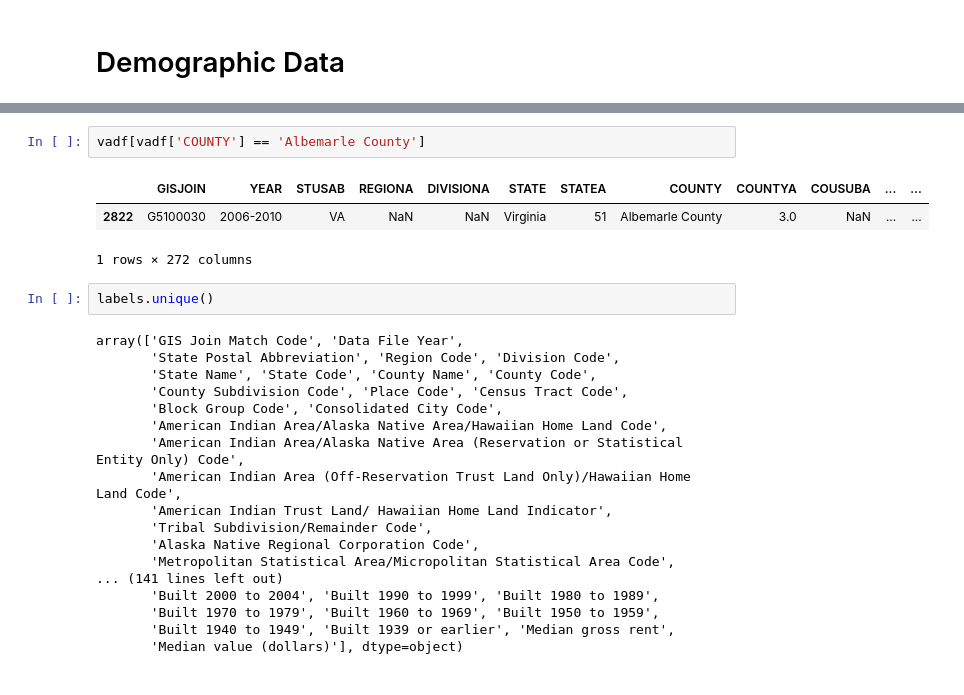
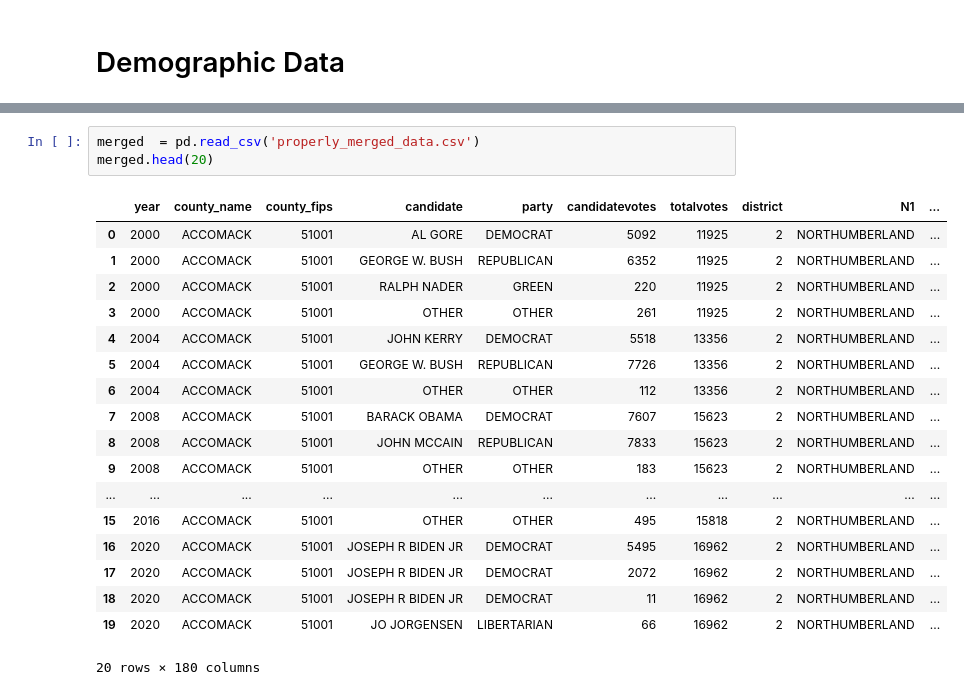
Before and after one commit to farhaniwnl/project_voting_crg3ts, a Jupyter notebook: drafting.ipynb, the cells around one changed output, grey strips where cells are left out. Drawn from its saved outputs; the diff is of its cells as text.

```diff
--- a/drafting.ipynb
+++ b/drafting.ipynb
@@ -69,26 +79,22 @@ demo.head()
-# %%
-vadf[vadf['COUNTY'] == 'Albemarle County']
-# %% [output]
-|  | GISJOIN | YEAR | STUSAB | REGIONA | DIVISIONA | STATE | STATEA | COUNTY | COUNTYA | COUSUBA | ... | ... |
-| 2822 | G5100030 | 2006-2010 | VA | NaN | NaN | Virginia | 51 | Albemarle County | 3.0 | NaN | ... | ... |
-1 rows × 272 columns
-# %%
-labels.unique()
-# %% [output]
-array(['GIS Join Match Code', 'Data File Year',
-       'State Postal Abbreviation', 'Region Code', 'Division Code',
-       'State Name', 'State Code', 'County Name', 'County Code',
-       'County Subdivision Code', 'Place Code', 'Census Tract Code',
-       'Block Group Code', 'Consolidated City Code',
-       'American Indian Area/Alaska Native Area/Hawaiian Home Land Code',
-       'American Indian Area/Alaska Native Area (Reservation or Statistical Entity Only) Code',
-       'American Indian Area (Off-Reservation Trust Land Only)/Hawaiian Home Land Code',
-       'American Indian Trust Land/ Hawaiian Home Land Indicator',
-       'Tribal Subdivision/Remainder Code',
-       'Alaska Native Regional Corporation Code',
-       'Metropolitan Statistical Area/Micropolitan Statistical Area Code',
-... (141 lines left out)
-       'Built 2000 to 2004', 'Built 1990 to 1999', 'Built 1980 to 1989',
-       'Built 1970 to 1979', 'Built 1960 to 1969', 'Built 1950 to 1959',
-       'Built 1940 to 1949', 'Built 1939 or earlier', 'Median gross rent',
-       'Median value (dollars)'], dtype=object)
+# %%
+merged  = pd.read_csv('properly_merged_data.csv')
+merged.head(20)
+# %% [output]
+|  | year | county_name | county_fips | candidate | party | candidatevotes | totalvotes | district | N1 | ... |
+| 0 | 2000 | ACCOMACK | 51001 | AL GORE | DEMOCRAT | 5092 | 11925 | 2 | NORTHUMBERLAND | ... |
+| 1 | 2000 | ACCOMACK | 51001 | GEORGE W. BUSH | REPUBLICAN | 6352 | 11925 | 2 | NORTHUMBERLAND | ... |
+| 2 | 2000 | ACCOMACK | 51001 | RALPH NADER | GREEN | 220 | 11925 | 2 | NORTHUMBERLAND | ... |
+| 3 | 2000 | ACCOMACK | 51001 | OTHER | OTHER | 261 | 11925 | 2 | NORTHUMBERLAND | ... |
+| 4 | 2004 | ACCOMACK | 51001 | JOHN KERRY | DEMOCRAT | 5518 | 13356 | 2 | NORTHUMBERLAND | ... |
+| 5 | 2004 | ACCOMACK | 51001 | GEORGE W. BUSH | REPUBLICAN | 7726 | 13356 | 2 | NORTHUMBERLAND | ... |
+| 6 | 2004 | ACCOMACK | 51001 | OTHER | OTHER | 112 | 13356 | 2 | NORTHUMBERLAND | ... |
+| 7 | 2008 | ACCOMACK | 51001 | BARACK OBAMA | DEMOCRAT | 7607 | 15623 | 2 | NORTHUMBERLAND | ... |
+| 8 | 2008 | ACCOMACK | 51001 | JOHN MCCAIN | REPUBLICAN | 7833 | 15623 | 2 | NORTHUMBERLAND | ... |
+| 9 | 2008 | ACCOMACK | 51001 | OTHER | OTHER | 183 | 15623 | 2 | NORTHUMBERLAND | ... |
+| ... | ... | ... | ... | ... | ... | ... | ... | ... | ... | ... |
+| 15 | 2016 | ACCOMACK | 51001 | OTHER | OTHER | 495 | 15818 | 2 | NORTHUMBERLAND | ... |
+| 16 | 2020 | ACCOMACK | 51001 | JOSEPH R BIDEN JR | DEMOCRAT | 5495 | 16962 | 2 | NORTHUMBERLAND | ... |
+| 17 | 2020 | ACCOMACK | 51001 | JOSEPH R BIDEN JR | DEMOCRAT | 2072 | 16962 | 2 | NORTHUMBERLAND | ... |
+| 18 | 2020 | ACCOMACK | 51001 | JOSEPH R BIDEN JR | DEMOCRAT | 11 | 16962 | 2 | NORTHUMBERLAND | ... |
+| 19 | 2020 | ACCOMACK | 51001 | JO JORGENSEN | LIBERTARIAN | 66 | 16962 | 2 | NORTHUMBERLAND | ... |
+20 rows × 180 columns
```
Also changed, not shown: parts of 8 cells of this notebook.
